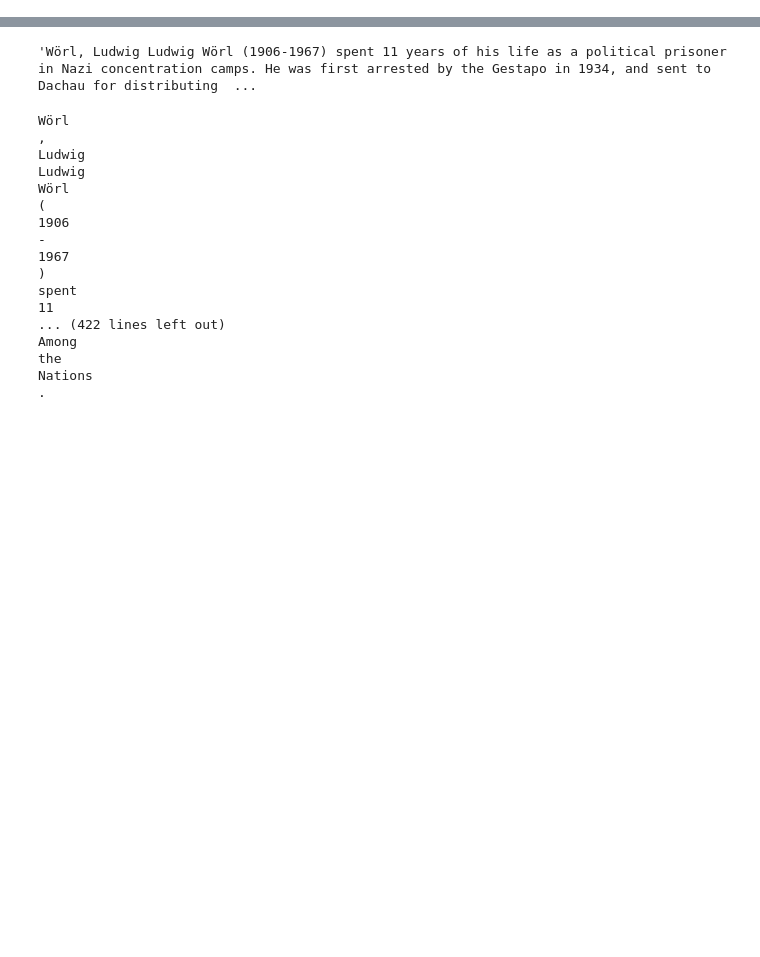
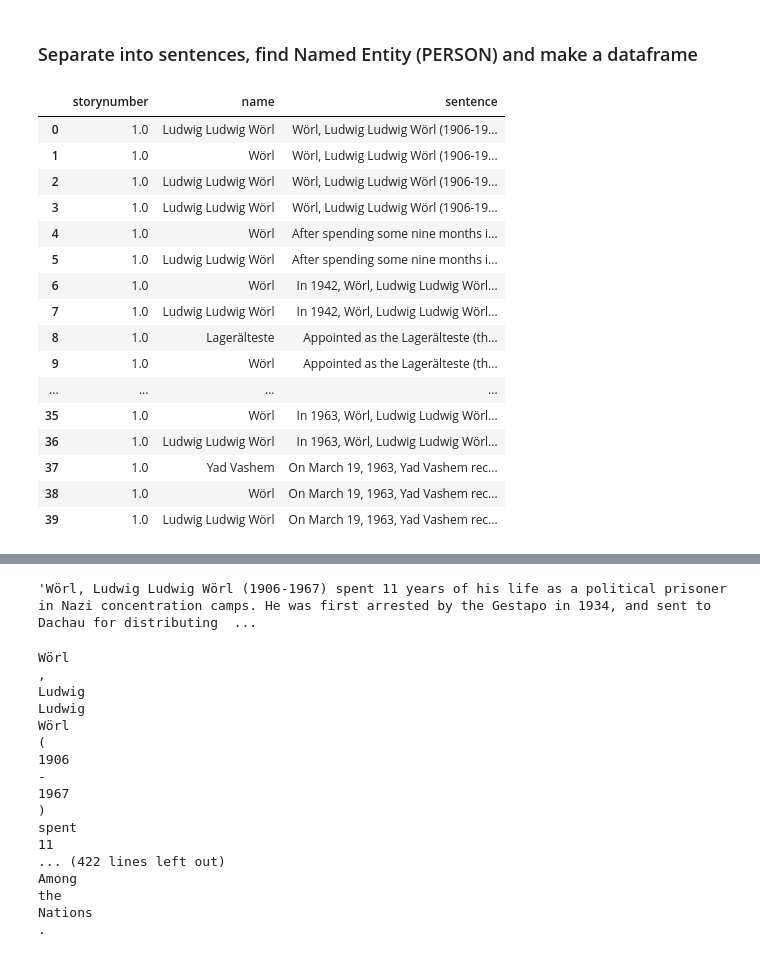
Before and after one commit to katieminjoo/Coref-NER, a Jupyter notebook: project_1.ipynb, the cells around one changed output, grey strips where cells are left out. Saved outputs shown, nothing was run; the diff lists cells and outputs as text; code cells hidden in the pictures; blank space fills up the shorter version.

```diff
--- a/project_1.ipynb
+++ b/project_1.ipynb
@@ -121,0 +108,3 @@ NameError: name 'spacy' is not defined
+# %%
+for cluster in doc.spans:
+    print(f"{cluster}: {doc.spans[cluster]}")
@@ -121,0 +166,12 @@ NameError: name 'spacy' is not defined
+# %%
+coref_data = pd.DataFrame(columns = ['STORY ID', 'STORY TEXT'])
+
+from spacy import displacy
+from tqdm import tqdm
+
+for row in tqdm(data.itertuples(), total = data.shape[0]):
+    resolved_doc = resolve_references(nlp_base(row._2))
+    # output = nlp_base(resolved_doc)
+    # displacy.render(output, style="ent")
+    new_row = {'STORY ID' : row._1, 'STORY TEXT' : resolved_doc}
+    coref_data.loc[len(coref_data)] = new_row
@@ -121,0 +198,33 @@ NameError: name 'spacy' is not defined
+# %% [markdown]
+### Separate into sentences, find Named Entity (PERSON) and make a dataframe
+# %%
+table_1 = pd.DataFrame(columns = ['storynumber', 'name', 'sentence'])
+# %%
+for id, story in zip(coref_data['STORY ID'], coref_data['STORY TEXT']):
+    sentences = [i for i in nlp_base(story).sents]
+    for sentence in sentences:
+        for entity in sentence.ents:
+            if entity.label_ == 'PERSON':
+                stc = str(sentence)
+                new_row = {'storynumber' : id, 'name' : entity.text, 'sentence' : stc}
+                table_1.loc[len(table_1)] = new_row
+# %%
+table_1[table_1['storynumber'] == 1.0]
+# %% [output]
+|  | storynumber | name | sentence |
+| 0 | 1.0 | Ludwig Ludwig Wörl | Wörl, Ludwig Ludwig Wörl (1906-19... |
+| 1 | 1.0 | Wörl | Wörl, Ludwig Ludwig Wörl (1906-19... |
+| 2 | 1.0 | Ludwig Ludwig Wörl | Wörl, Ludwig Ludwig Wörl (1906-19... |
+| 3 | 1.0 | Ludwig Ludwig Wörl | Wörl, Ludwig Ludwig Wörl (1906-19... |
+| 4 | 1.0 | Wörl | After spending some nine months i... |
+| 5 | 1.0 | Ludwig Ludwig Wörl | After spending some nine months i... |
+| 6 | 1.0 | Wörl | In 1942, Wörl, Ludwig Ludwig Wörl... |
+| 7 | 1.0 | Ludwig Ludwig Wörl | In 1942, Wörl, Ludwig Ludwig Wörl... |
+| 8 | 1.0 | Lagerälteste | Appointed as the Lagerälteste (th... |
+| 9 | 1.0 | Wörl | Appointed as the Lagerälteste (th... |
+| ... | ... | ... | ... |
+| 35 | 1.0 | Wörl | In 1963, Wörl, Ludwig Ludwig Wörl... |
+| 36 | 1.0 | Ludwig Ludwig Wörl | In 1963, Wörl, Ludwig Ludwig Wörl... |
+| 37 | 1.0 | Yad Vashem | On March 19, 1963, Yad Vashem rec... |
+| 38 | 1.0 | Wörl | On March 19, 1963, Yad Vashem rec... |
+| 39 | 1.0 | Ludwig Ludwig Wörl | On March 19, 1963, Yad Vashem rec... |
```
Also changed, not shown: parts of 51 cells of this notebook, 1 other file.
